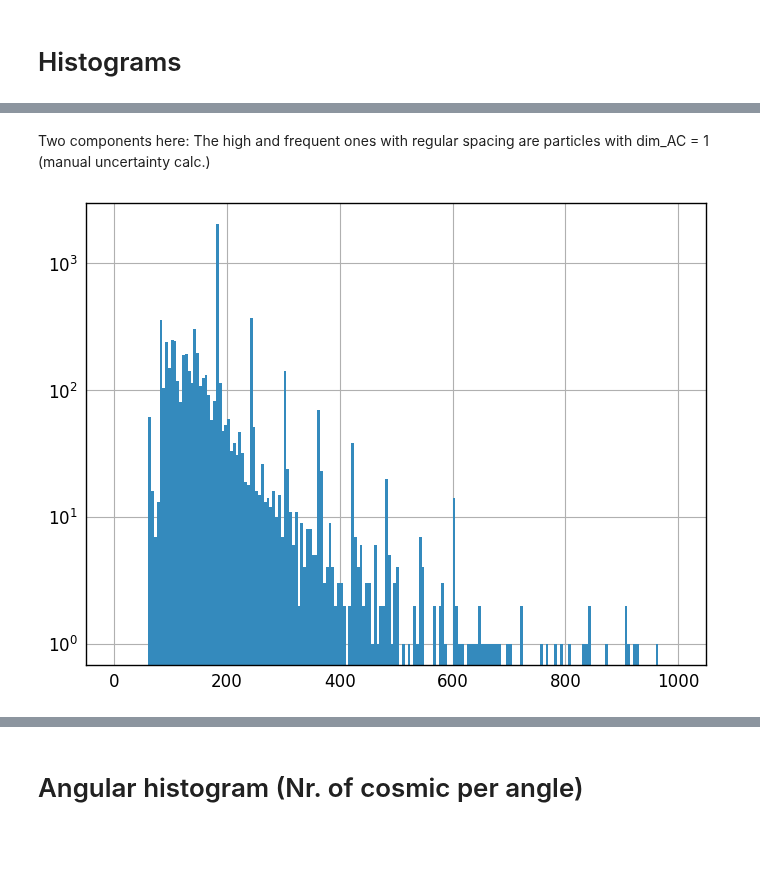
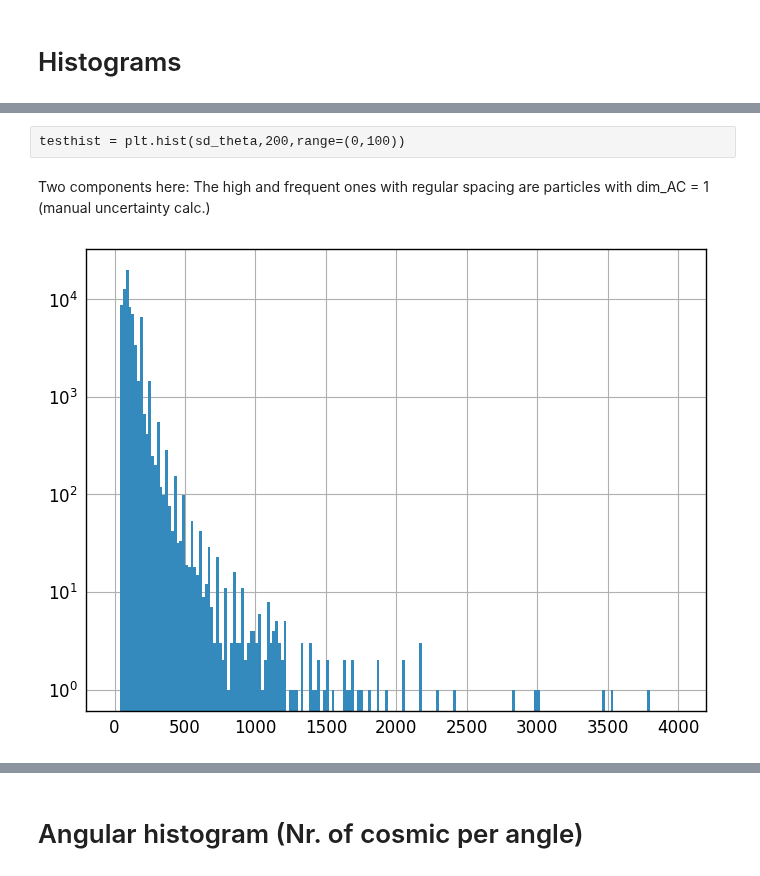
Before and after one commit to asierabreu/cosmics, a Jupyter notebook: postprocessing/track_geometry.ipynb, the cells around one changed output, grey strips where cells are left out. Cells and saved outputs as stored; diff of their text form; code cells hidden in the pictures; blank space fills up the shorter version.

Commit message:
Finalized track geometry analysis

```diff
--- a/postprocessing/track_geometry.ipynb
+++ b/postprocessing/track_geometry.ipynb
@@ -326,3 +624,3 @@ Per pixel: 1719.44444444
 # %%
-angle_linefit_show(track,3*bin_AC/bin_AL)
+angle_linefit_m(track,3*bin_AC/bin_AL)
 # %% [output]
@@ -340,20 +636,21 @@ energies = []
 
 badtracks = []
 
-#cutoffs = (6,6)
+#cutoffs = (6,3)
+#cutoffs = (10,10)
+import time
 
+t0 = time.time()
 for obs in obslist:
     for ii in range(len(obs.data)):
         track = extract_track(obs,ii)
-        #if np.sum(track>0) < 10 or np.sum(track>0)>1000:
+        #if np.sum(track>0) < 5 or np.sum(track>0)>1000:
         #if (track.shape[0]<cutoffs[0] and track.shape[1]<cutoffs[1]) or np.sum(track>0)>1000:
-        simplen = np.sqrt((track.shape[0]*bin_AL)**2 + (track.shape[1]*3*bin_AC)**2)
-        if simplen < 10*bin_AL or np.sum(track>0)>1000:
+        if ( np.sum(track>0) < 5 or np.sum(track>0)>1000
+        or (track.shape[0]==2 and track.shape[1]<4)
+        or (track.shape[1]==2 and track.shape[0]<np.max([3*bin_AC/bin_AL, 5])) ):
             continue # too few values to process or an obvious outlier
-        """
-        theta.append('t')
-        """
-        ang,sd_ang,l,sd_l = angle_linefit(track,pixratio=3*bin_AC/bin_AL)
+        ang,sd_ang,l,sd_l = angle_linefit_m(track,pixratio=3*bin_AC/bin_AL)
         while ang>90:
             ang -= 180
         while ang<-90:
@@ -363,12 +660,16 @@ for obs in obslist:
         length.append(l*10*bin_AL)
         sd_length.append(sd_l*10*bin_AL)
         energies.append(obs.data['TRACK_EN'][ii])
-        if sd_ang>90:
-            badtracks.append(track)
-        #"""
+        if sd_ang==0:
+            badtracks.append(extract_track(obs,ii))
 
 theta = np.array(theta)
 sd_theta = np.array(sd_theta)
 length = np.array(length)
 sd_length = np.array(sd_length)
 energies = np.array(energies)
+
+print("Processing took", time.time()-t0, 's')
+
+nparticles = np.sum([len(o.data) for o in obslist])
+print("Using {} of {} particles ({} %)".format(len(theta),nparticles,len(theta)/nparticles*100))
@@ -394,6 +724,8 @@ testhist = plt.hist(sd_theta,200,range=(0,100))
+# %% [raw]
+testhist = plt.hist(sd_theta,200,range=(0,100))
 # %% [markdown]
 Two components here: The high and frequent ones with regular spacing are particles with dim_AC = 1 (manual uncertainty calc.)
 # %%
-testhist = plt.hist(length, 200,log=True,range=(0,1000))
+testhist = plt.hist(length, 200,log=True,range=(0,4000))
 # %% [output]
-[figure, old version]
+[figure, new version]
```
Also changed, not shown: parts of 37 cells of this notebook, 4 other files.
